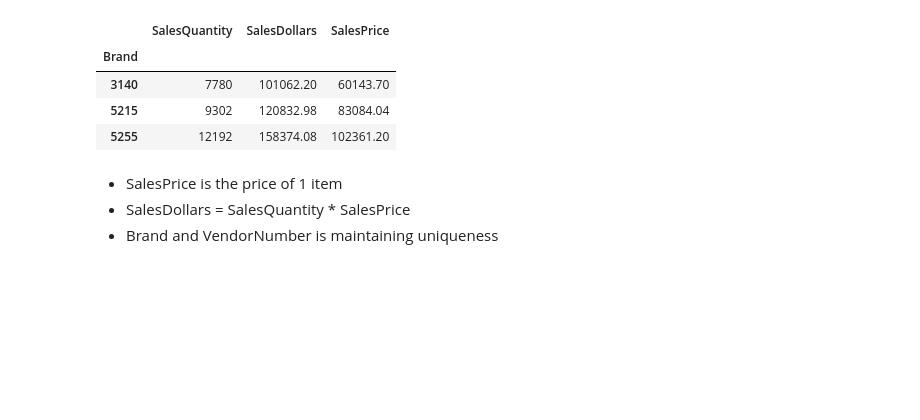
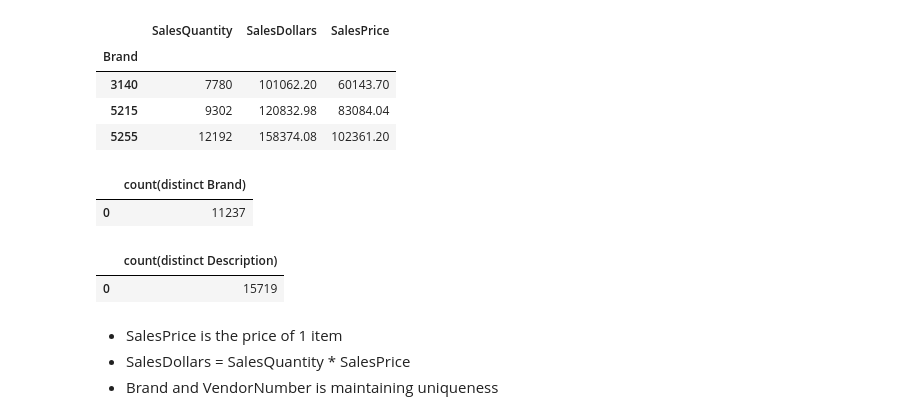
Before and after one commit to ramashishpanchal/Vendor-Performance-Data-Analysis, a Jupyter notebook: SQL data analysis and EDA.ipynb, the cells around one changed output. Cells and saved outputs as stored; diff of their text form; code cells hidden in the pictures; blank space fills up the shorter version.

```diff
--- a/SQL data analysis and EDA.ipynb
+++ b/SQL data analysis and EDA.ipynb
@@ -132,6 +140,14 @@ sales.groupby('Brand')[['SalesQuantity','SalesDollars','SalesPrice']].sum()
 | 3140 | 7780 | 101062.20 | 60143.70 |
 | 5215 | 9302 | 120832.98 | 83084.04 |
 | 5255 | 12192 | 158374.08 | 102361.20 |
+# %%
+display(pd.read_sql("SELECT count(distinct Brand) FROM sales",engine))
+display(pd.read_sql("SELECT count(distinct Description) FROM sales",engine))
+# %% [output]
+|  | count(distinct Brand) |
+| 0 | 11237 |
+|  | count(distinct Description) |
+| 0 | 15719 |
 # %% [markdown]
 * SalesPrice is the price of 1 item
 * SalesDollars = SalesQuantity * SalesPrice
```
Also changed, not shown: parts of 9 cells of this notebook, 1 other file.
